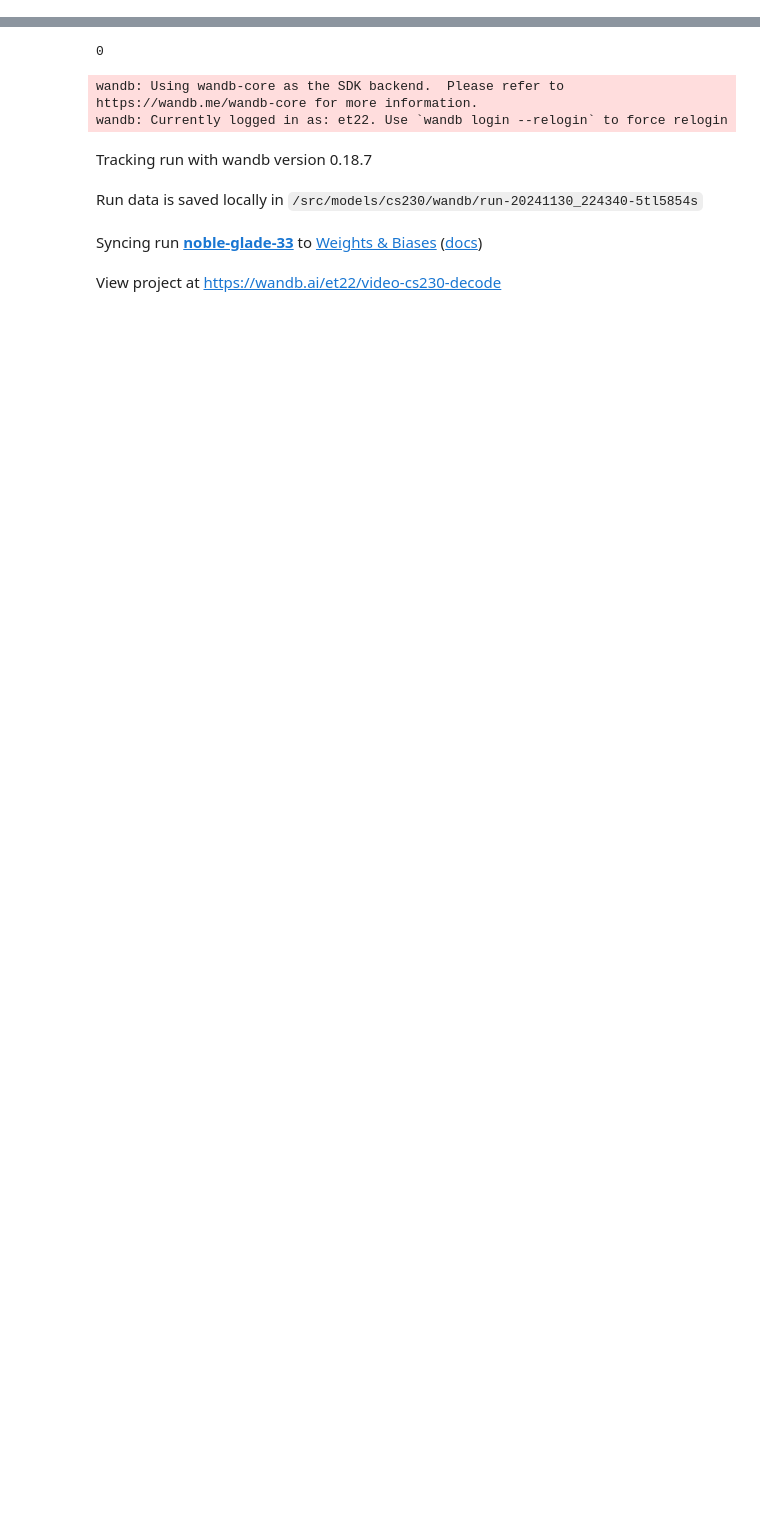
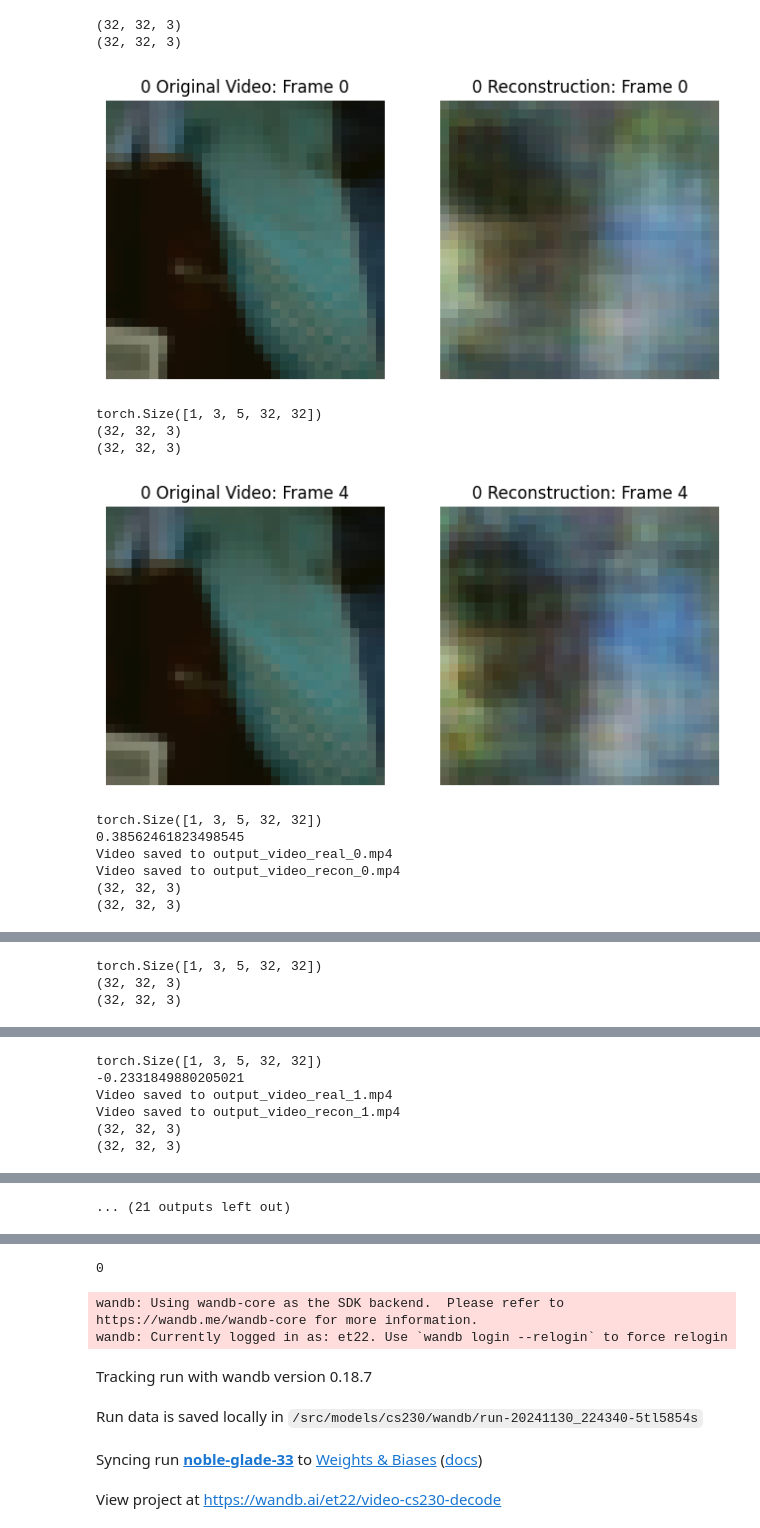
Before and after one commit to et22/cs230, a Jupyter notebook: train_decoding_siamese.ipynb, the cells around one changed output, grey strips where cells are left out. Cells and saved outputs as stored; diff of their text form; code cells hidden in the pictures; blank space fills up the shorter version.

```diff
--- a/train_decoding_siamese.ipynb
+++ b/train_decoding_siamese.ipynb
@@ -201,0 +458,52 @@ for _ in range(10):
+# %%
+import numpy as np
+import imageio.v3 as imageio
+
+import numpy as np
+import imageio
+
+# Example input array (3 channels, 5 frames, 32x32)
+
+for idx in [0, 1, 4, 14, 17, 29, 30, 37]:
+    response_vect = torch.tensor(avg[idx]).to(device)
+    loader_id = real_paths[paths[idx]][0]
+
+    real_vid, recon = visualize_reconstruction_neu(g, response_vect, test_loader_single, loader_id, idx)
+
+    print(pearsonr(real_vid.flatten(), recon.flatten()).statistic)
+
+    labels = ["real", "recon"]
+    for ii, video_data in enumerate([real_vid, recon]):
+
+        # Step 1: Rearrange the array to (frames, height, width, channels)
+        #.mean(0, keepdims=True)
+        video_data = np.transpose(video_data, (1, 2, 3, 0))  # (frames, height, width, channels)
+
+        #video_data = video_data - np.min(video_data)
+        #video_data = video_data/np.max(video_data)
+        # Step 2: Normalize to [0, 255] and convert to uint8
+        video_data = (video_data * 255).clip(0, 255).astype(np.uint8)
+
+        # Step 3: Save as a video
+        output_path = f"output_video_{labels[ii]}_{idx}.mp4"
+        writer = imageio.get_writer(output_path, fps=10)
+
+        for frame in video_data:
+            writer.append_data(frame)
+
+        writer.close()
+        print(f"Video saved to {output_path}")
+# %% [output]
+(32, 32, 3)
+(32, 32, 3)
+[figure, added]
+torch.Size([1, 3, 5, 32, 32])
+(32, 32, 3)
+(32, 32, 3)
+[figure, added]
+torch.Size([1, 3, 5, 32, 32])
+0.38562461823498545
+Video saved to output_video_real_0.mp4
+Video saved to output_video_recon_0.mp4
+(32, 32, 3)
+(32, 32, 3)
@@ -201,0 +511,3 @@ for _ in range(10):
+torch.Size([1, 3, 5, 32, 32])
+(32, 32, 3)
+(32, 32, 3)
@@ -201,0 +515,6 @@ for _ in range(10):
+torch.Size([1, 3, 5, 32, 32])
+-0.2331849880205021
+Video saved to output_video_real_1.mp4
+Video saved to output_video_recon_1.mp4
+(32, 32, 3)
+(32, 32, 3)
@@ -201,0 +526 @@ for _ in range(10):
+... (21 outputs left out)
```
Also changed, not shown: parts of 17 cells of this notebook, 19 other files.
